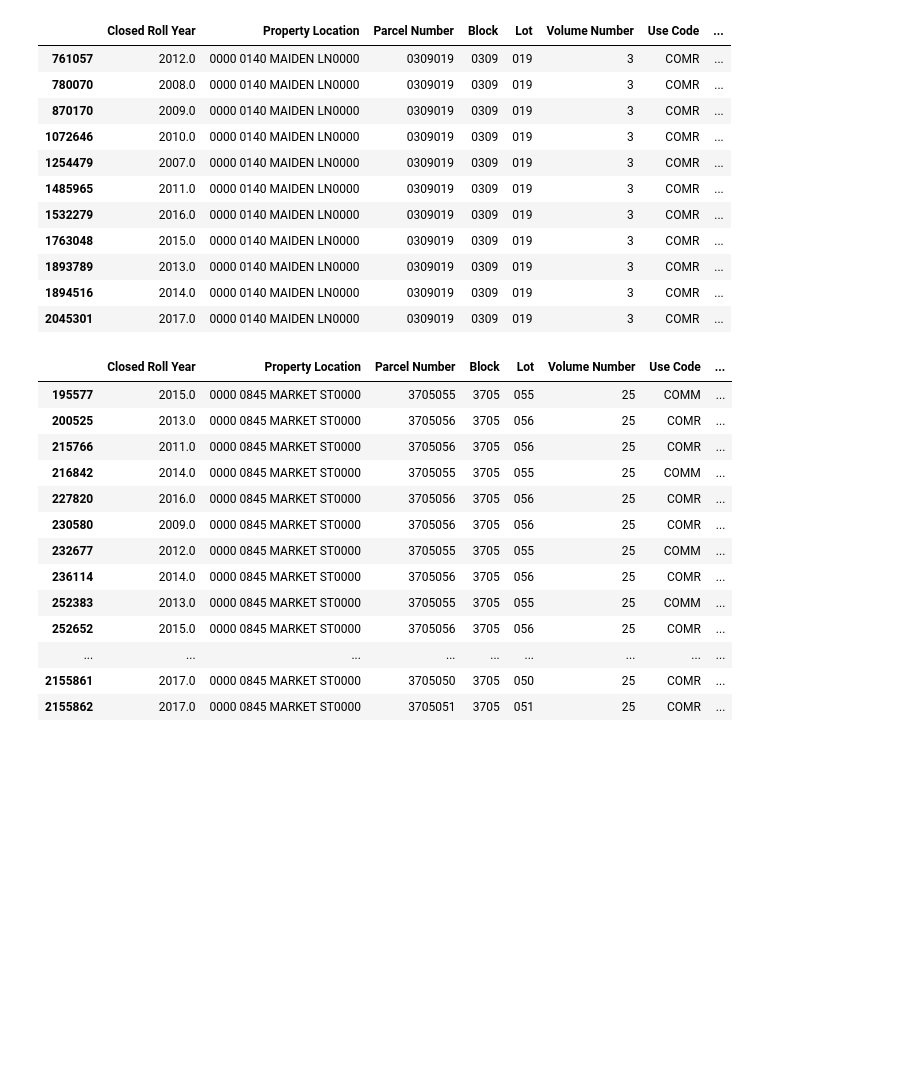
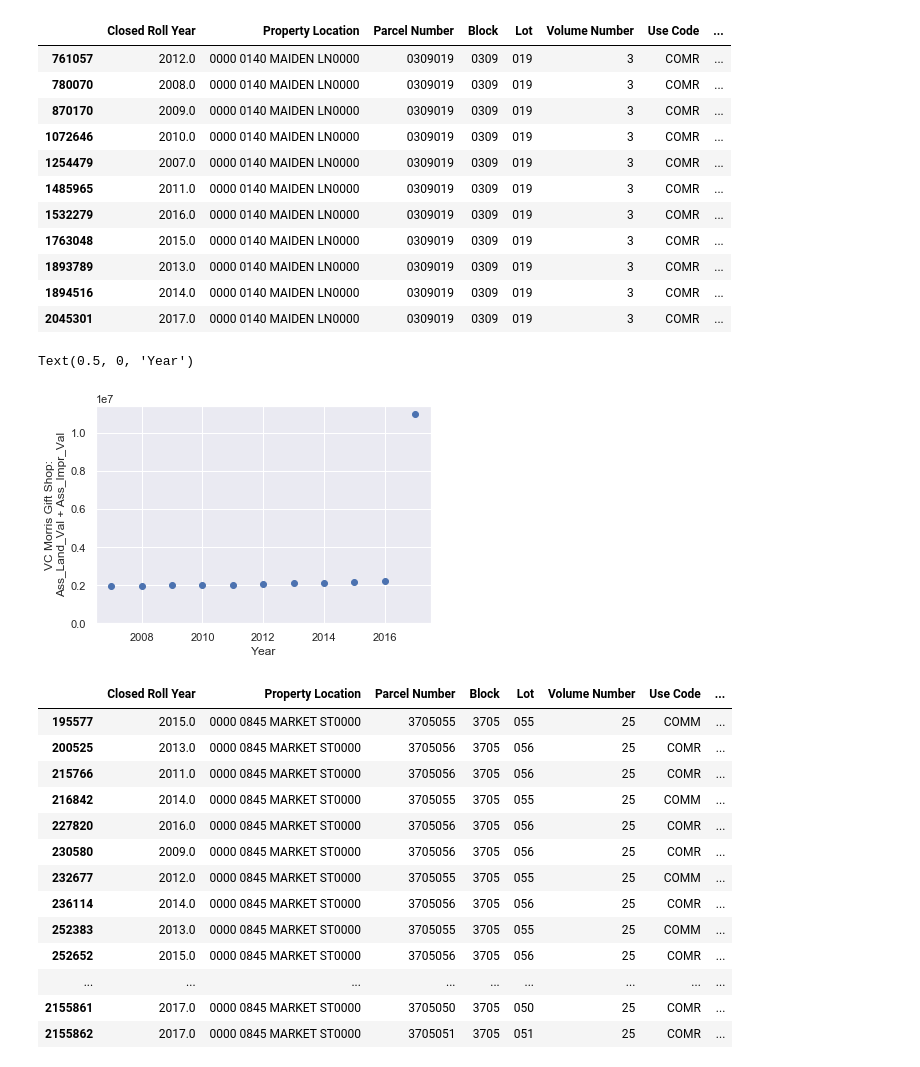
Before and after one commit to daericks/datasf, a Jupyter notebook: notebooks/property_tax_rolls-explore.ipynb, the cells around one changed output. Saved outputs shown, nothing was run; the diff lists cells and outputs as text; code cells hidden in the pictures; blank space fills up the shorter version.

```diff
--- a/notebooks/property_tax_rolls-explore.ipynb
+++ b/notebooks/property_tax_rolls-explore.ipynb
@@ -12,7 +12,8 @@ pd.set_option('max_columns', 999)
 # %%
 df = pd.read_csv('/Users/daviderickson/projects/datasf/data/Assessor_Historical_Secured_Property_Tax_Rolls.csv')
 # %%
-df[df['Property Location'].str.contains('140 MAIDEN')] # Frank Lloyd Wright VC Morris Gift Shop
+df_flw = df[df['Property Location'].str.contains('140 MAIDEN')] # Frank Lloyd Wright VC Morris Gift Shop
+display(df_flw)
 # %% [output]
 |  | Closed Roll Year | Property Location | Parcel Number | Block | Lot | Volume Number | Use Code | ... |
 | 761057 | 2012.0 | 0000 0140 MAIDEN LN0000 | 0309019 | 0309 | 019 | 3 | COMR | ... |
@@ -26,6 +27,14 @@ df[df['Property Location'].str.contains('140 MAIDEN')] # Frank Lloyd Wright VC M
 | 1893789 | 2013.0 | 0000 0140 MAIDEN LN0000 | 0309019 | 0309 | 019 | 3 | COMR | ... |
 | 1894516 | 2014.0 | 0000 0140 MAIDEN LN0000 | 0309019 | 0309 | 019 | 3 | COMR | ... |
 | 2045301 | 2017.0 | 0000 0140 MAIDEN LN0000 | 0309019 | 0309 | 019 | 3 | COMR | ... |
+# %%
+plt.scatter(df_flw['Closed Roll Year'], df_flw['Assessed Improvement Value'] + df_flw['Assessed Land Value'])
+plt.ylim(0,);
+plt.ylabel('VC Morris Gift Shop:\nAss_Land_Val + Ass_Impr_Val')
+plt.xlabel('Year')
+# %% [output]
+Text(0.5, 0, 'Year')
+[figure, added]
 # %%
 df[df['Property Location'].str.contains('845 MARKET')] # 145 Market St
 # %% [output]
```
